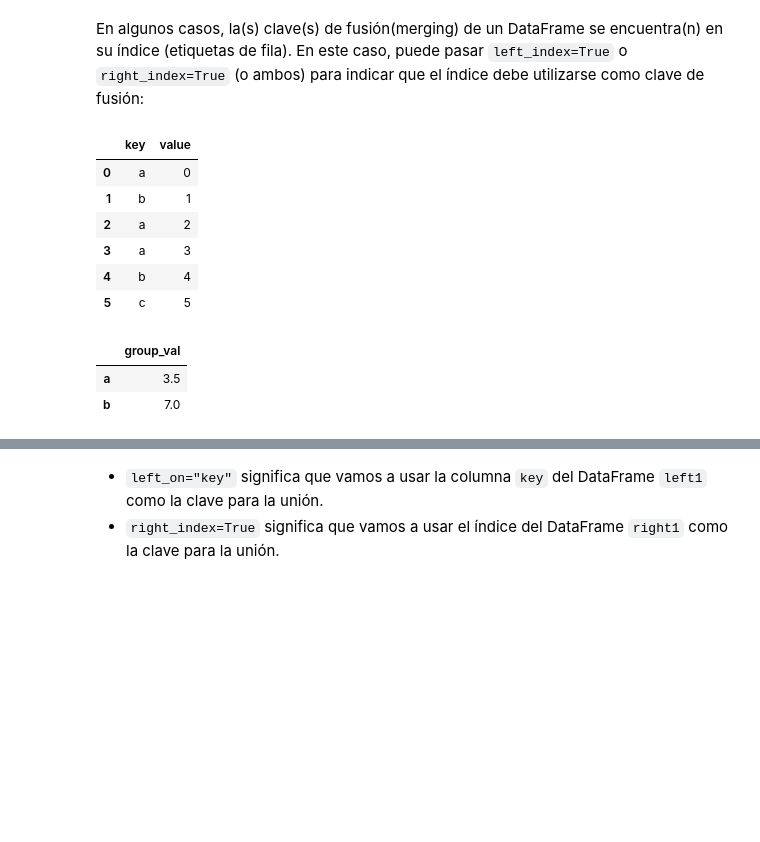
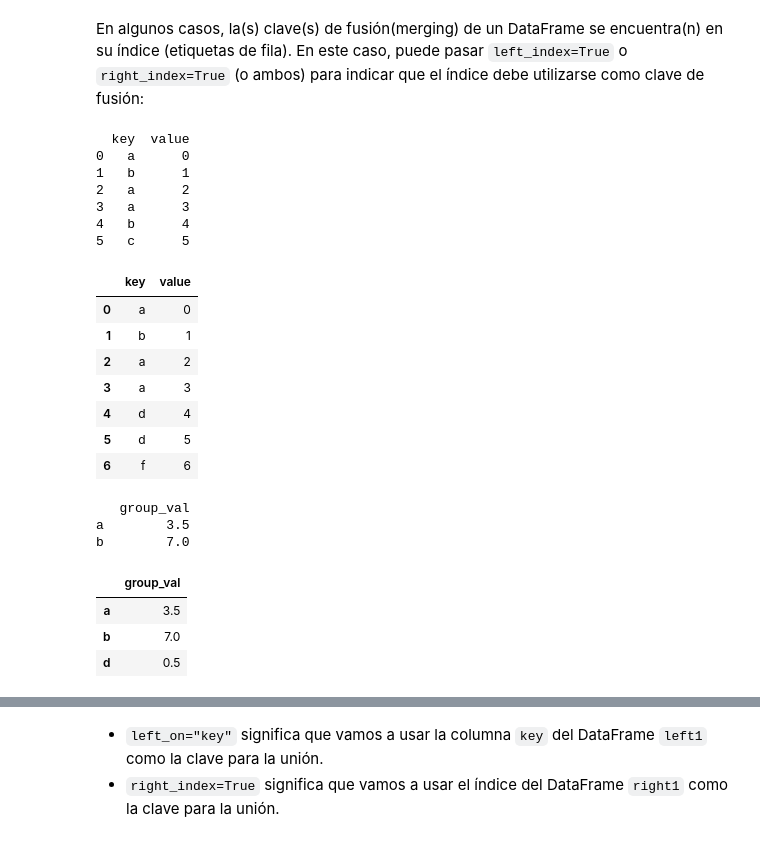
Before and after one commit to mizos0512/RPython, a Jupyter notebook: Notebooks/Clases/Wrangling-Merge.ipynb, the cells around one changed output, grey strips where cells are left out. Drawn from its saved outputs; the diff is of its cells as text; code cells hidden in the pictures; blank space fills up the shorter version.

```diff
--- a/Notebooks/Clases/Wrangling-Merge.ipynb
+++ b/Notebooks/Clases/Wrangling-Merge.ipynb
@@ -1106,22 +1106,50 @@ Observar la siguiente tabla para una referencia de argumentos en `pandas.merge`.
 # %% [markdown]
 En algunos casos, la(s) clave(s) de fusión(merging) de un DataFrame se encuentra(n) en su índice (etiquetas de fila). En este caso, puede pasar `left_index=True` o `right_index=True` (o ambos) para indicar que el índice debe utilizarse como clave de fusión:
 # %%
+import pandas as pd
+
 left1 = pd.DataFrame({"key": ["a", "b", "a", "a", "b", "c"],
-                      "value": pd.Series(range(6), dtype="Int64")})
+"value": pd.Series(range(6), dtype="Int64")})
 left1
+
+left2 = pd.DataFrame({"key": ["a", "b", "a", "a", "d", "d", "f"],
+"value": pd.Series(range(7), dtype="Int64")})
+
+print(left1)
+print()
+left2
 # %% [output]
+  key  value
+0   a      0
+1   b      1
+2   a      2
+3   a      3
+4   b      4
+5   c      5
 |  | key | value |
 | 0 | a | 0 |
 | 1 | b | 1 |
 | 2 | a | 2 |
 | 3 | a | 3 |
-| 4 | b | 4 |
-| 5 | c | 5 |
+| 4 | d | 4 |
+| 5 | d | 5 |
+| 6 | f | 6 |
 # %%
 right1 = pd.DataFrame({"group_val": [3.5, 7]}, index=["a", "b"])
 right1
+
+right2 = pd.DataFrame({"group_val": [3.5, 7, 0.5]}, index=["a", "b","d"])
+right2
+
+print(right1)
+print()
+right2
 # %% [output]
+   group_val
+a        3.5
+b        7.0
 |  | group_val |
 | a | 3.5 |
 | b | 7.0 |
+| d | 0.5 |
 # %%
```
Also changed, not shown: parts of 10 cells of this notebook.
